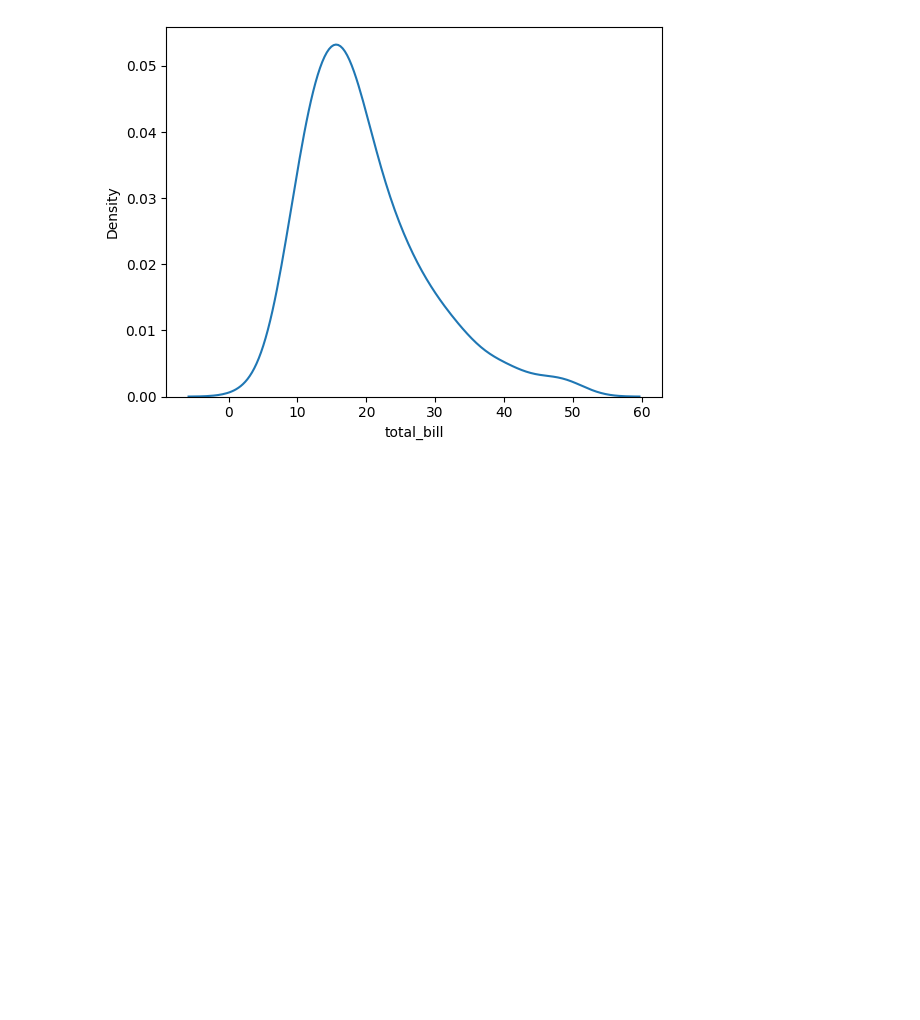
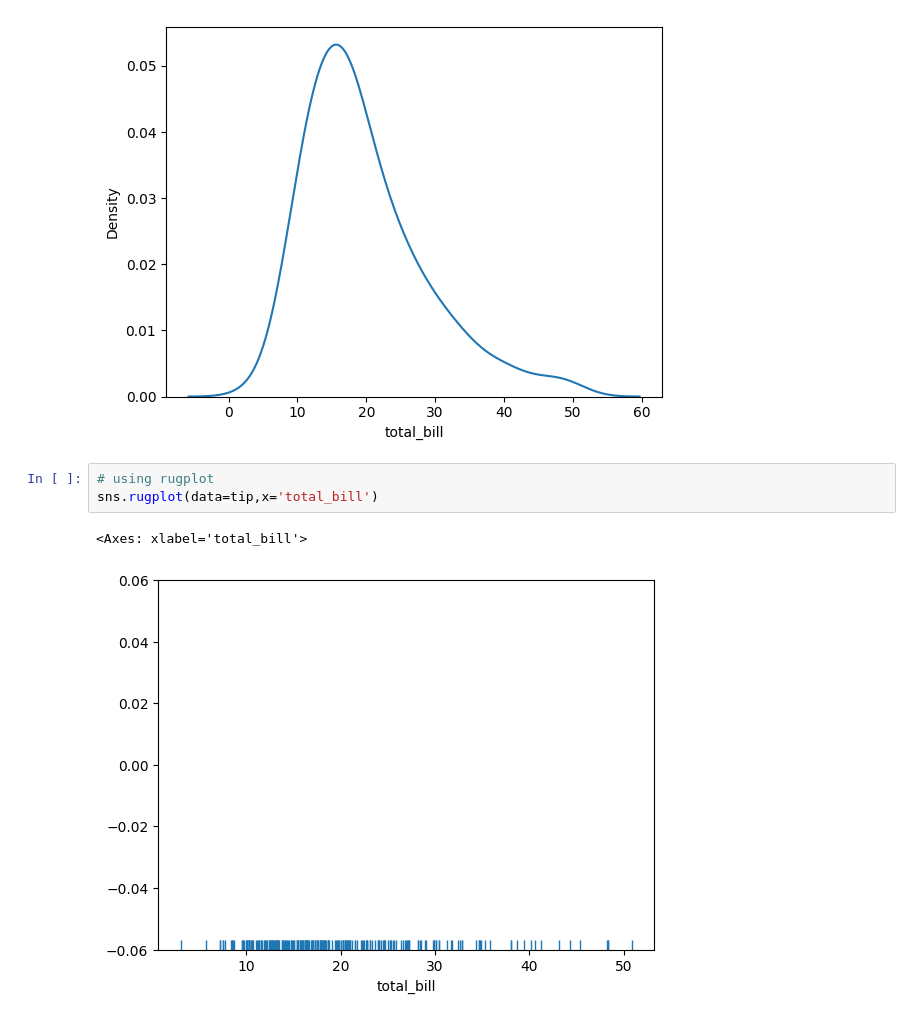
Before and after one commit to simran-aug15/Seaborn, a Jupyter notebook: distribution_plot.ipynb, the cells around one changed output. Drawn from its saved outputs; the diff is of its cells as text; blank space fills up the shorter version.

```diff
--- a/distribution_plot.ipynb
+++ b/distribution_plot.ipynb
@@ -105,3 +105,9 @@ sns.kdeplot(data=tip,x='total_bill')
 # %% [output]
 <Axes: xlabel='total_bill', ylabel='Density'>
 [figure]
+# %%
+# using rugplot
+sns.rugplot(data=tip,x='total_bill')
+# %% [output]
+<Axes: xlabel='total_bill'>
+[figure, added]
```
